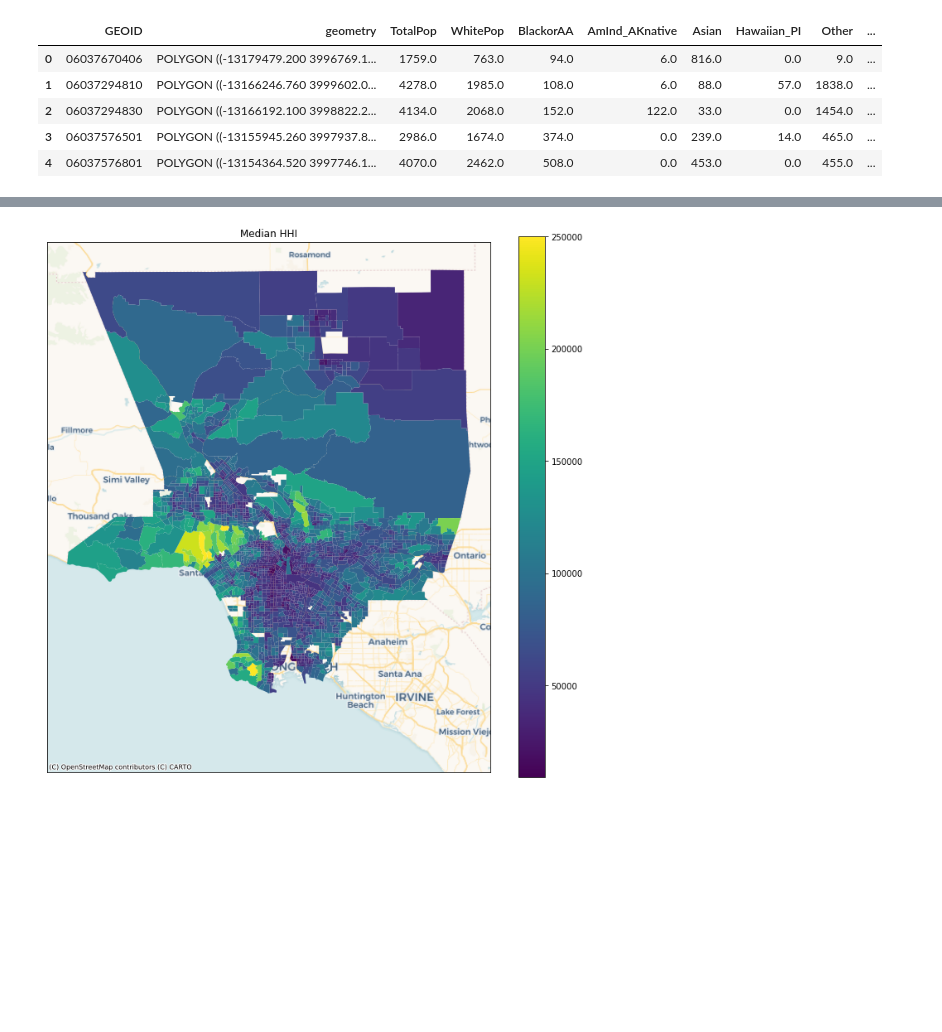
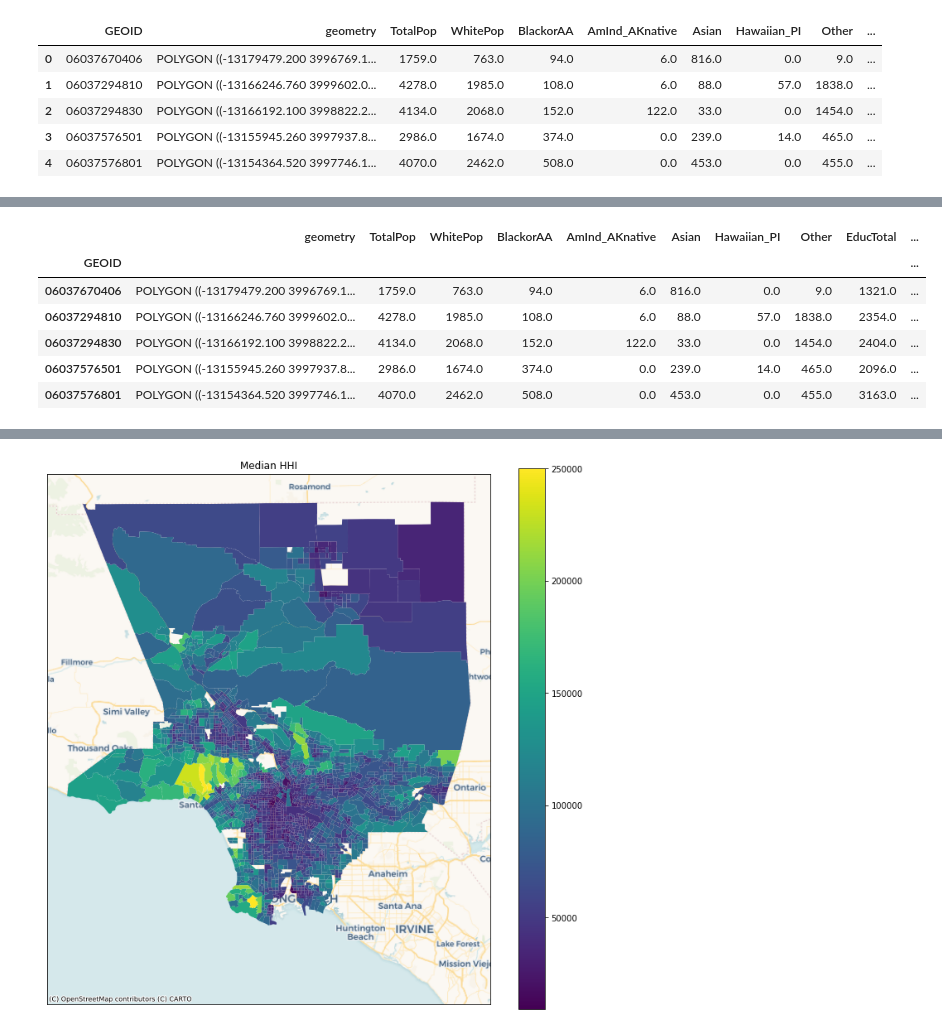
Before and after one commit to STReichert/Housing_Modeling, a Jupyter notebook: Census data.ipynb, the cells around one changed output, grey strips where cells are left out. Saved outputs shown, nothing was run; the diff lists cells and outputs as text; code cells hidden in the pictures; blank space fills up the shorter version.

```diff
--- a/Census data.ipynb
+++ b/Census data.ipynb
@@ -8,6 +8,7 @@ from cenpy import products
 acs = cenpy.products.ACS()
 # %%
 # here are the 2019 ACS 5 year variables: https://api.census.gov/data/2019/acs/acs5/variables.html
+# pull has to be split into two, this is the first half of the variables
 lacounty = products.ACS(2019).from_county('Los Angeles, CA', level='tract',
-                                            variables=['B01003_001E','B02001_002E','B02001_003E','B02001_004E','B02001_005E','B02001_006E','B02001_007E','B19013_001E', 'B15003_001E', 'B15003_022E', 'B15003_023E', 'B15003_024E', 'B15003_025E'])
+                                            variables=['B01003_001E','B02001_002E','B02001_003E','B02001_004E','B02001_005E','B02001_006E','B02001_007E','B19013_001E', 'B15003_001E'])
 lacounty.head()
@@ -24,3 +56,15 @@ lacounty.head()
+# %%
+# join the two halves together!
+lacounty = lacounty.set_index('GEOID').join(lacounty2.drop(columns=['geometry', 'NAME', 'state', 'county', 'tract']).set_index('GEOID'), how='left')
+lacounty.head()
+# %% [output]
+|  | geometry | TotalPop | WhitePop | BlackorAA | AmInd_AKnative | Asian | Hawaiian_PI | Other | EducTotal | ... |
+| GEOID |  |  |  |  |  |  |  |  |  | ... |
+| 06037670406 | POLYGON ((-13179479.200 3996769.1... | 1759.0 | 763.0 | 94.0 | 6.0 | 816.0 | 0.0 | 9.0 | 1321.0 | ... |
+| 06037294810 | POLYGON ((-13166246.760 3999602.0... | 4278.0 | 1985.0 | 108.0 | 6.0 | 88.0 | 57.0 | 1838.0 | 2354.0 | ... |
+| 06037294830 | POLYGON ((-13166192.100 3998822.2... | 4134.0 | 2068.0 | 152.0 | 122.0 | 33.0 | 0.0 | 1454.0 | 2404.0 | ... |
+| 06037576501 | POLYGON ((-13155945.260 3997937.8... | 2986.0 | 1674.0 | 374.0 | 0.0 | 239.0 | 14.0 | 465.0 | 2096.0 | ... |
+| 06037576801 | POLYGON ((-13154364.520 3997746.1... | 4070.0 | 2462.0 | 508.0 | 0.0 | 453.0 | 0.0 | 455.0 | 3163.0 | ... |
 # %%
 lacounty['PctNHW'] = lacounty.WhitePop.astype(float)/lacounty.TotalPop.astype(float)*100
 lacounty['PctBlackAA'] = lacounty.BlackorAA.astype(float)/lacounty.TotalPop.astype(float)*100
```
Also changed, not shown: parts of 8 cells of this notebook, 2 other files.
